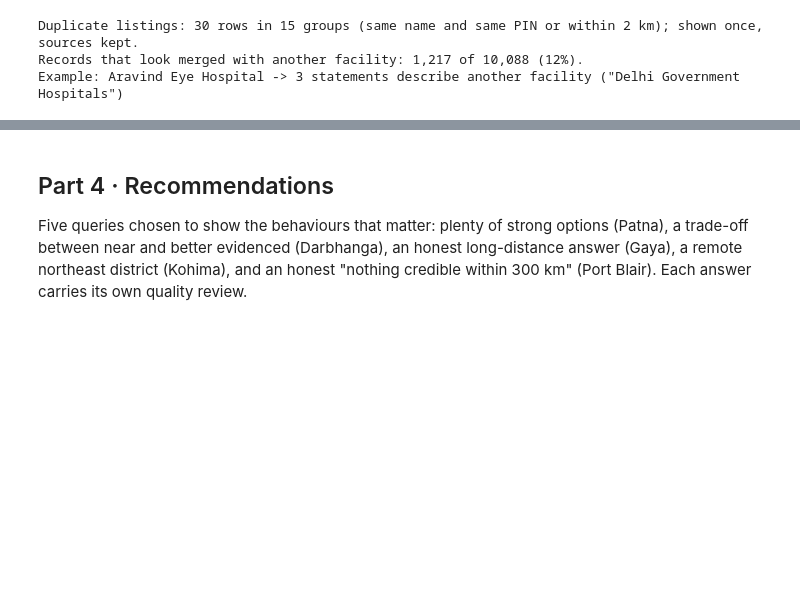
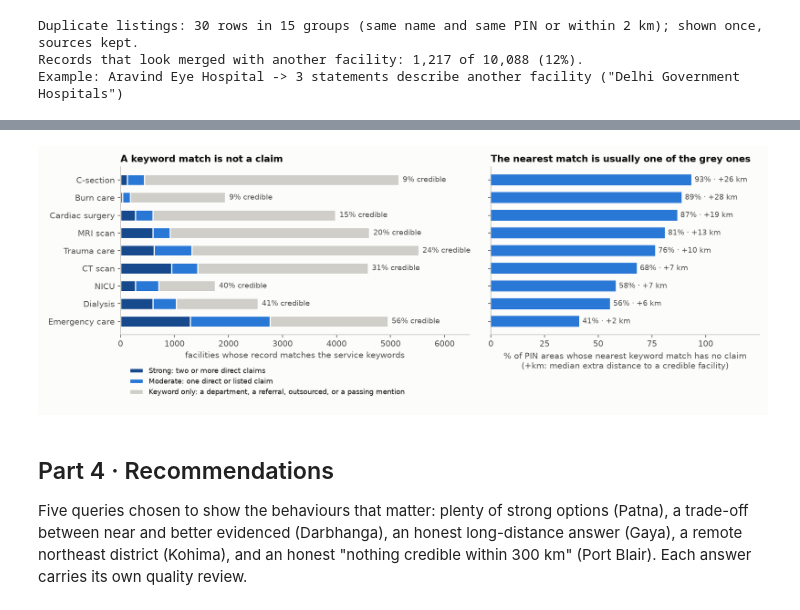
Before and after one commit to DDaniel-code/carematch, a Jupyter notebook: CareMatch.ipynb, the cells around one changed output, grey strips where cells are left out. Saved outputs shown, nothing was run; the diff lists cells and outputs as text; code cells hidden in the pictures; blank space fills up the shorter version.

Commit message:
Rebuild submission notebook from 1f5736b
Co-Authored-By: Claude Fable 5.2 <noreply@anthropic.com>

```diff
--- a/CareMatch.ipynb
+++ b/CareMatch.ipynb
@@ -30,17 +39,24 @@ The same engine is deployed as a Databricks App (Streamlit) for health workers;
 import csv, json, math, os, re, statistics, sys, time
 from collections import Counter
 from types import ModuleType
+from pathlib import Path
+from tempfile import TemporaryDirectory
 
 # Use a private package so importing these modules cannot shadow an installed CareMatch.
 package = ModuleType('_carematch_submission')
-package.__path__ = []
+# Databricks rereads loaded module files after each cell. Keep the exact embedded source
+# on the driver for as long as this notebook is running, independent of the workspace path.
+embedded_directory = TemporaryDirectory(prefix='carematch_notebook_')
+package.__path__ = [embedded_directory.name]
 sys.modules[package.__name__] = package
 
 def load_embedded(name, source):
     fullname = package.__name__ + '.' + name
     module = ModuleType(fullname)
     module.__package__ = package.__name__
-    module.__file__ = os.path.join(os.getcwd(), 'carematch', name + '.py')
+    path = Path(embedded_directory.name) / (name + '.py')
+    path.write_text(source, encoding='utf-8')
+    module.__file__ = str(path)
     sys.modules[fullname] = module
     setattr(package, name, module)
     exec(compile(source, module.__file__, 'exec'), module.__dict__)
@@ -2362,7 +2530,7 @@ def _first_option(mode, result):
     evidence = next(iter(card.get('evidence', [])), None)
     if evidence:
         option['citation'] = dict(field=evidence['field'], quote=evidence.get('verbatim') or evidence['quote'],
-                                  facility_id=card['facility_id'], source_urls=card.get('source_urls', []))
+                                  facility_id=evidence.get('source_facility_id') or card['facility_id'], source_urls=card.get('source_urls', []))
     if mode == 'price':
         option['reason'] = prices.get('note') or option['reason']
         price = card.get('price_info')
@@ -2432,7 +2600,8 @@ def _card_text(c, header):
     lines.append(f"   {c['address'] or c['city']}{', PIN ' + c['pin'] if c['pin'] else ''}")
     lines.append(f"   Why: {'; '.join(c['tier_reasons'])}")
     for e in c['evidence']:
-        lines.append(f"     “{e['quote'][:160]}”  [{e['field']}]")
+        lines.append(f"     “{e['quote'][:160]}”  [{e['field']}]"
+                     + ('  <- says the service is NOT available' if e.get('kind') == 'negative' else ''))
     if c.get('why_ranked'):
         lines.append(f"   Order: {c['why_ranked']}")
     for u in c['uncertainties']:
@@ -3534,6 +3763,7 @@ if ON_DATABRICKS:
     facility_rows, pincode_rows, load_info = load(spark=spark)
     nfhs_rows = load_nfhs(spark=spark)
 else:
+    os.environ.setdefault('CAREMATCH_DATA_DIR', os.path.abspath('data'))
     facility_rows, pincode_rows, load_info = load(order=['local'])
     nfhs_rows = load_nfhs()
 index = CareIndex(facility_rows, pincode_rows)
@@ -3655,0 +3891,59 @@ CT scan                         947     483       3155  5503
+# %%
+areas = [(lat, lon) for pts in districts(index).values() for lat, lon, _ in pts]
+funnel = []
+for key, spec in SERVICES.items():
+    tiers = [a['tier'] for a in index.assessments(key)]
+    count = Counter(tiers)
+    located = [(index.locations[i]['position'], t) for i, t in enumerate(tiers) if index.locations[i]['position'] and t != 'none']
+    mention = PointIndex([(p[0], p[1], t) for p, t in located])
+    credible = PointIndex([(p[0], p[1], t) for p, t in located if t != 'weak'])
+    unsupported, extra = 0, []
+    for lat, lon in areas:
+        km, tier = mention.nearest(lat, lon)
+        if tier == 'weak':
+            unsupported += 1
+            extra.append(credible.nearest(lat, lon)[0] - km)
+    matches = count['strong'] + count['moderate'] + count['weak']
+    funnel.append({'service': spec['label'].split(' (')[0], 'keyword matches': f'{matches:,}', 'strong': count['strong'],
+                   'moderate': count['moderate'], 'keyword only': count['weak'],
+                   'credible': f"{(count['strong'] + count['moderate']) / matches:.0%}",
+                   'nearest match unsupported': f'{unsupported / len(areas):.0%}', '_share': unsupported / len(areas),
+                   'median extra km to a credible one': round(statistics.median(extra), 1) if extra else 0})
+funnel.sort(key=lambda r: r['_share'])
+print(f'From {len(areas):,} PIN areas with a reliable centre:')
+show(funnel[::-1], ['service', 'keyword matches', 'strong', 'moderate', 'keyword only', 'credible', 'nearest match unsupported',
+                    'median extra km to a credible one'])
+worst = funnel[-1]
+print(f"\nFor {worst['service']}, {worst['keyword matches']} records match the keywords but only {worst['credible']} carry a claim that the service is provided;")
+print(f"from {worst['nearest match unsupported']} of PIN areas the nearest match is one of the others. A credible facility is a median {worst['median extra km to a credible one']} km farther.")
+
+if plt:
+    fig, (left, right) = plt.subplots(1, 2, figsize=(12.5, 4.6), num='keyword_vs_claim', sharey=True,
+                                      gridspec_kw={'width_ratios': [1.3, 1]})
+    y = list(range(len(funnel)))
+    start = [0] * len(funnel)
+    for col, colour, label in (('strong', BLUE_DARK, 'Strong: two or more direct claims'),
+                               ('moderate', BLUE, 'Moderate: one direct or listed claim'),
+                               ('keyword only', GREY, 'Keyword only: a department, a referral, outsourced, or a passing mention')):
+        values = [r[col] for r in funnel]
+        left.barh(y, values, left=start, color=colour, edgecolor=SURFACE, linewidth=1.5, height=0.62, label=label)
+        start = [a + b for a, b in zip(start, values)]
+    for i, r in enumerate(funnel):
+        left.text(start[i] + 70, i, f"{r['credible']} credible", va='center', color=MUTED, fontsize=9)
+    left.set_yticks(y)
+    left.set_yticklabels([r['service'] for r in funnel])
+    left.set_xlim(0, max(start) * 1.17)
+    left.set_xlabel('facilities whose record matches the service keywords')
+    left.set_title('A keyword match is not a claim')
+    left.legend(loc='upper center', bbox_to_anchor=(0.42, -0.16), fontsize=8.5)
+    right.barh(y, [r['_share'] * 100 for r in funnel], color=BLUE, height=0.62)
+    for i, r in enumerate(funnel):
+        right.text(r['_share'] * 100 + 1.5, i, f"{r['nearest match unsupported']} · +{r['median extra km to a credible one']:.0f} km",
+                   va='center', color=MUTED, fontsize=9)
+    right.set_xlim(0, 125)
+    right.set_xticks([0, 25, 50, 75, 100])
+    right.set_xlabel('% of PIN areas whose nearest keyword match has no claim\n(+km: median extra distance to a credible facility)')
+    right.set_title('The nearest match is usually one of the grey ones')
+    fig.tight_layout()
+    plt.show()
+# %% [output]
@@ -3656,3 +3965,4 @@ CT scan                         947     483       3155  5503
+[figure, added]
 # %% [markdown]
 ## Part 4 · Recommendations
 
```
Also changed, not shown: parts of 24 cells of this notebook.
